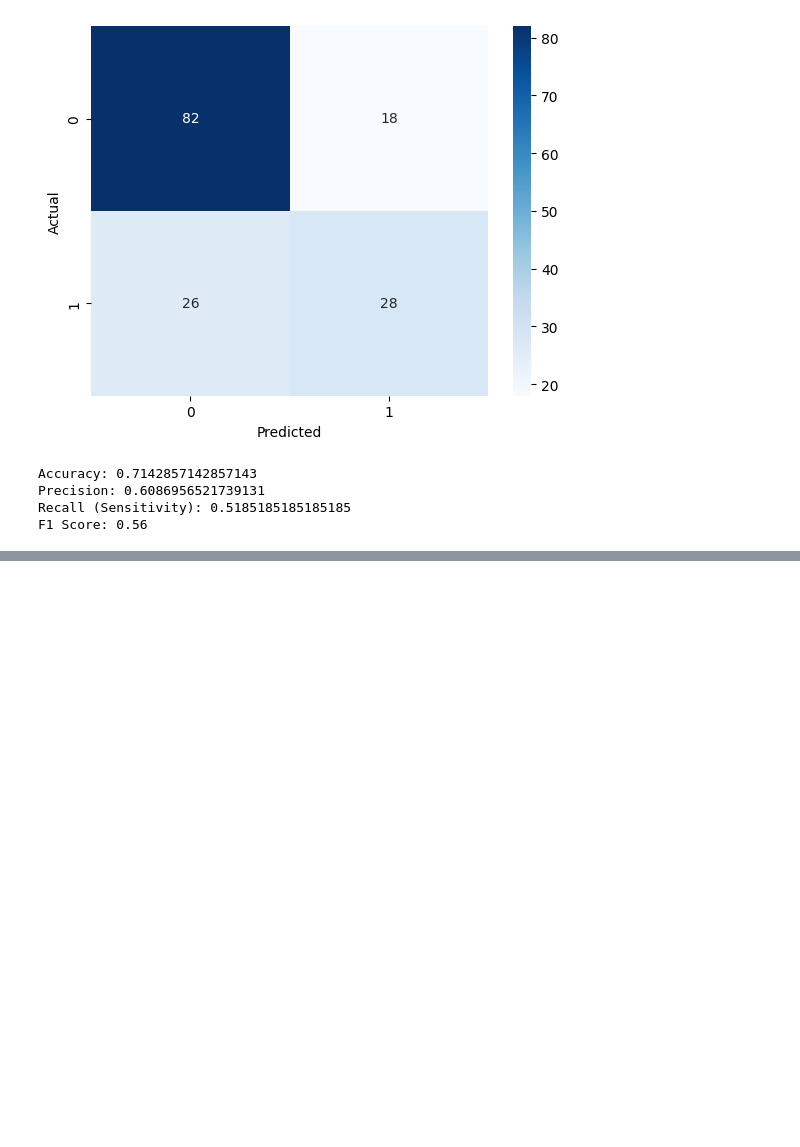
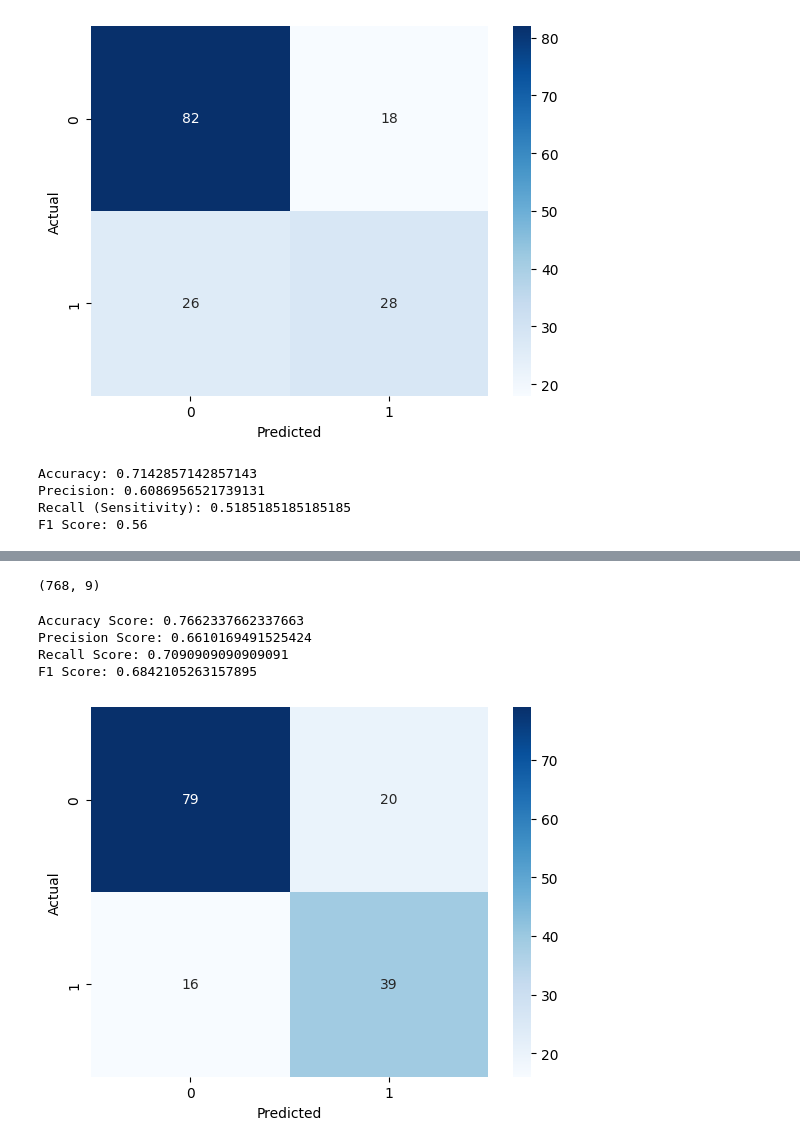
Before and after one commit to mohammedfaizan3103/ML-pracitice, a Jupyter notebook: ML_Lab.ipynb, the cells around one changed output, grey strips where cells are left out. Saved outputs shown, nothing was run; the diff lists cells and outputs as text; code cells hidden in the pictures; blank space fills up the shorter version.

```diff
--- a/ML_Lab.ipynb
+++ b/ML_Lab.ipynb
@@ -883,0 +1164,3 @@ F1 Score: 0.56
+# %%
+df = pd.read_csv("/content/drive/MyDrive/ML-lab/Datasets/diabetes.csv")
+df.head()
@@ -883,0 +1202,36 @@ F1 Score: 0.56
+# %%
+df.shape
+# %% [output]
+(768, 9)
+# %%
+X = df.drop("Outcome", axis=1)
+y = df["Outcome"]
+
+X_train, X_test, y_train, y_test = train_test_split(X, y, random_state=42, test_size=0.2)
+# %%
+from sklearn.tree import DecisionTreeClassifier
+from sklearn.metrics import confusion_matrix, accuracy_score, precision_score, recall_score, f1_score
+
+model = DecisionTreeClassifier()
+
+model.fit(X_train, y_train)
+
+pred = model.predict(X_test)
+
+print("Accuracy Score:", accuracy_score(y_test, pred))
+print("Precision Score:", precision_score(y_test, pred))
+print("Recall Score:", recall_score(y_test, pred))
+print("F1 Score:", f1_score(y_test, pred))
+# %% [output]
+Accuracy Score: 0.7662337662337663
+Precision Score: 0.6610169491525424
+Recall Score: 0.7090909090909091
+F1 Score: 0.6842105263157895
+# %%
+cm = confusion_matrix(y_test, pred)
+sns.heatmap(cm, annot=True, fmt="d", cmap="Blues")
+plt.xlabel("Predicted")
+plt.ylabel("Actual")
+plt.show()
+# %% [output]
+[figure, added]
```
Also changed, not shown: parts of 52 cells of this notebook.
